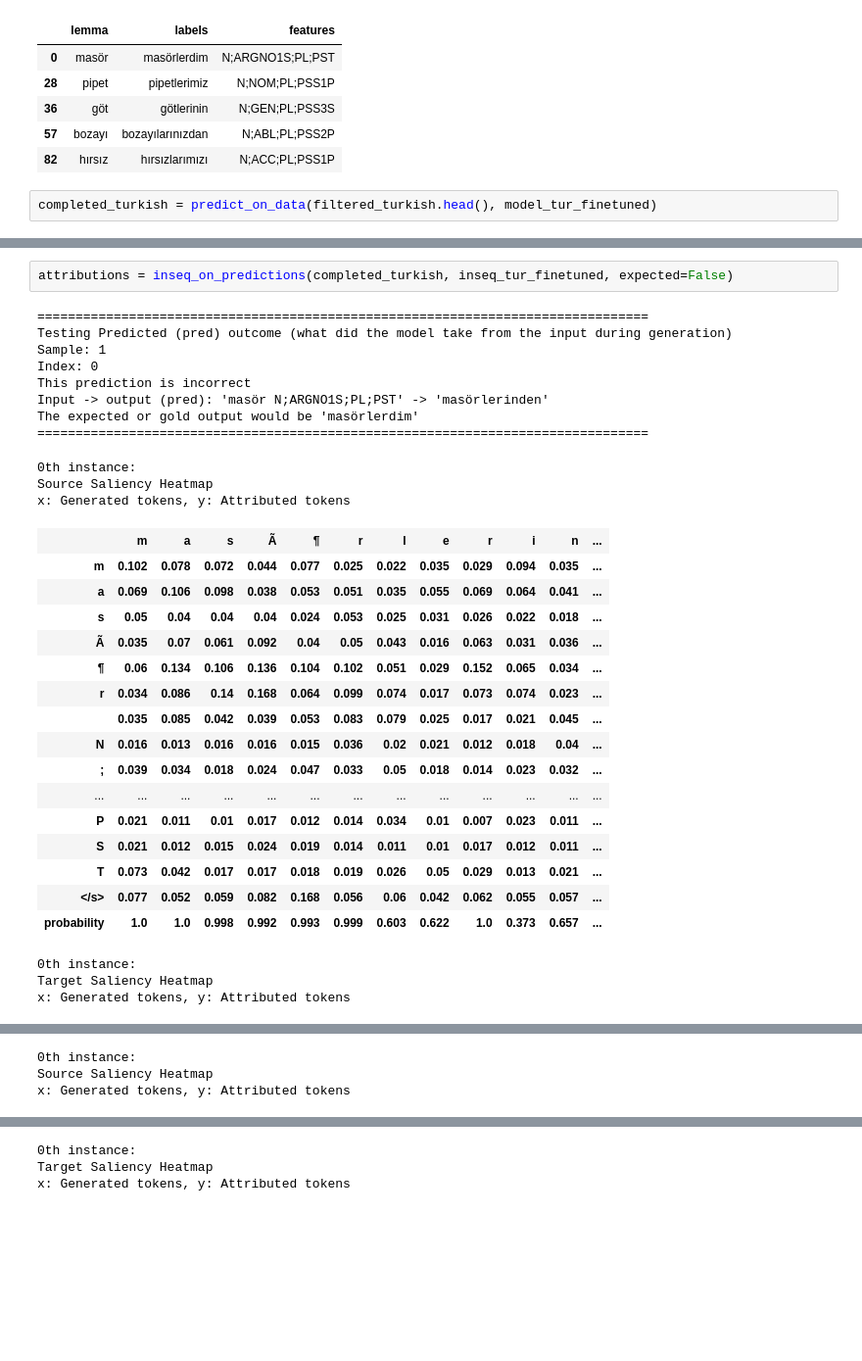
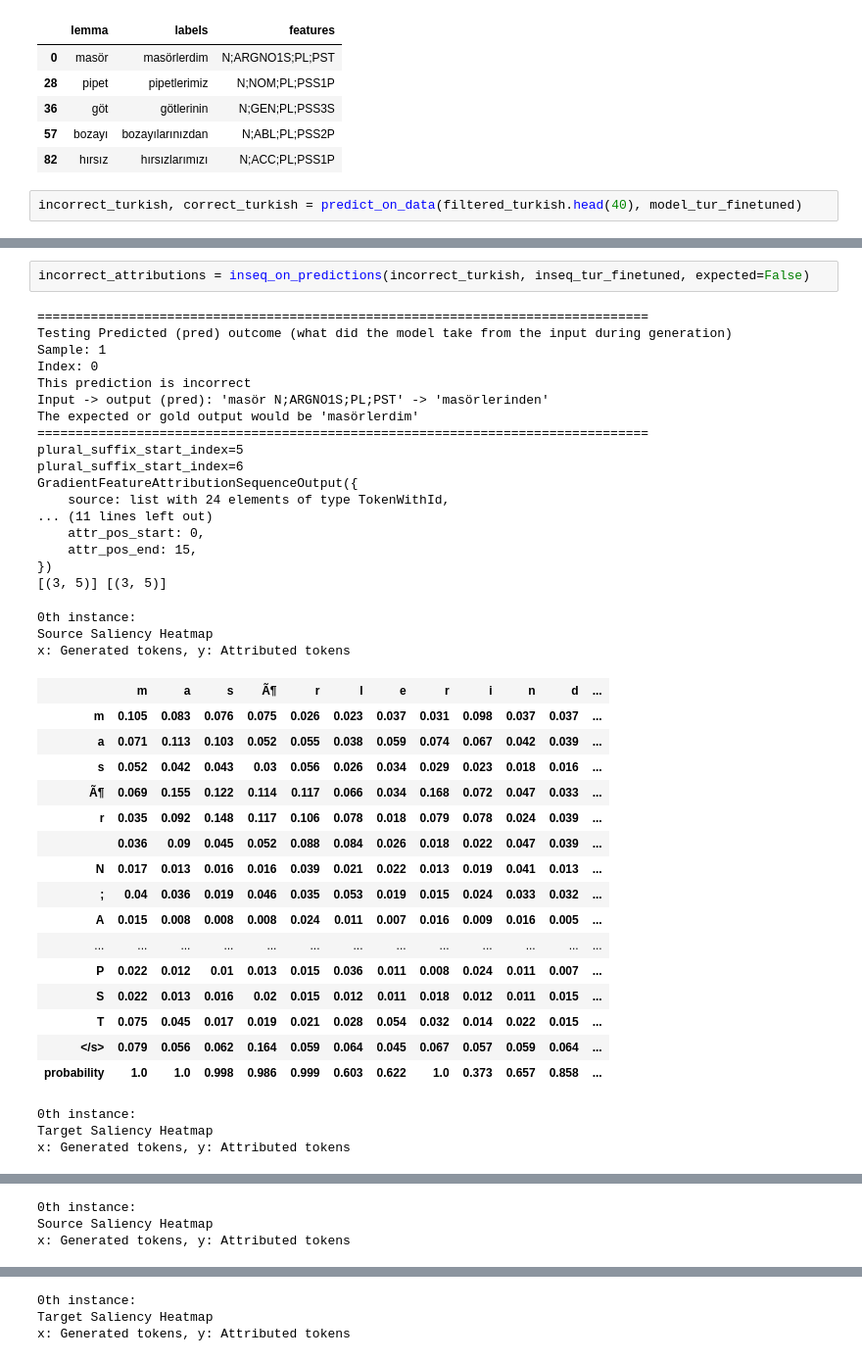
Before and after one commit to aukeroorda/nlp-project-group-4, a Jupyter notebook: Turkish.ipynb, the cells around one changed output, grey strips where cells are left out. Shown at 98% size. Saved outputs shown, nothing was run; the diff lists cells and outputs as text; blank space fills up the shorter version.

Commit message:
Added turkish notebook

```diff
--- a/Turkish.ipynb
+++ b/Turkish.ipynb
@@ -243,5 +294,5 @@ filtered_turkish.head()
 | 57 | bozayı | bozayılarınızdan | N;ABL;PL;PSS2P |
 | 82 | hırsız | hırsızlarımızı | N;ACC;PL;PSS1P |
 # %%
-completed_turkish = predict_on_data(filtered_turkish.head(), model_tur_finetuned)
+incorrect_turkish, correct_turkish = predict_on_data(filtered_turkish.head(40), model_tur_finetuned)
 # %% [output]
@@ -254,33 +316,42 @@ completed_turkish = predict_on_data(filtered_turkish.head(), model_tur_finetuned
 # %%
-attributions = inseq_on_predictions(completed_turkish, inseq_tur_finetuned, expected=False)
+incorrect_attributions = inseq_on_predictions(incorrect_turkish, inseq_tur_finetuned, expected=False)
 # %% [output]
 ================================================================================
 Testing Predicted (pred) outcome (what did the model take from the input during generation)
 Sample: 1
 Index: 0
 This prediction is incorrect
 Input -> output (pred): 'masör N;ARGNO1S;PL;PST' -> 'masörlerinden'
 The expected or gold output would be 'masörlerdim'
 ================================================================================
+plural_suffix_start_index=5
+plural_suffix_start_index=6
+GradientFeatureAttributionSequenceOutput({
+    source: list with 24 elements of type TokenWithId,
+... (11 lines left out)
+    attr_pos_start: 0,
+    attr_pos_end: 15,
+})
+[(3, 5)] [(3, 5)]
 0th instance:
 Source Saliency Heatmap
 x: Generated tokens, y: Attributed tokens
-|  | m | a | s | Ã | ¶ | r | l | e | r | i | n | ... |
-| m | 0.102 | 0.078 | 0.072 | 0.044 | 0.077 | 0.025 | 0.022 | 0.035 | 0.029 | 0.094 | 0.035 | ... |
-| a | 0.069 | 0.106 | 0.098 | 0.038 | 0.053 | 0.051 | 0.035 | 0.055 | 0.069 | 0.064 | 0.041 | ... |
-| s | 0.05 | 0.04 | 0.04 | 0.04 | 0.024 | 0.053 | 0.025 | 0.031 | 0.026 | 0.022 | 0.018 | ... |
-| Ã | 0.035 | 0.07 | 0.061 | 0.092 | 0.04 | 0.05 | 0.043 | 0.016 | 0.063 | 0.031 | 0.036 | ... |
-| ¶ | 0.06 | 0.134 | 0.106 | 0.136 | 0.104 | 0.102 | 0.051 | 0.029 | 0.152 | 0.065 | 0.034 | ... |
-| r | 0.034 | 0.086 | 0.14 | 0.168 | 0.064 | 0.099 | 0.074 | 0.017 | 0.073 | 0.074 | 0.023 | ... |
-|  | 0.035 | 0.085 | 0.042 | 0.039 | 0.053 | 0.083 | 0.079 | 0.025 | 0.017 | 0.021 | 0.045 | ... |
-| N | 0.016 | 0.013 | 0.016 | 0.016 | 0.015 | 0.036 | 0.02 | 0.021 | 0.012 | 0.018 | 0.04 | ... |
-| ; | 0.039 | 0.034 | 0.018 | 0.024 | 0.047 | 0.033 | 0.05 | 0.018 | 0.014 | 0.023 | 0.032 | ... |
+|  | m | a | s | Ã¶ | r | l | e | r | i | n | d | ... |
+| m | 0.105 | 0.083 | 0.076 | 0.075 | 0.026 | 0.023 | 0.037 | 0.031 | 0.098 | 0.037 | 0.037 | ... |
+| a | 0.071 | 0.113 | 0.103 | 0.052 | 0.055 | 0.038 | 0.059 | 0.074 | 0.067 | 0.042 | 0.039 | ... |
+| s | 0.052 | 0.042 | 0.043 | 0.03 | 0.056 | 0.026 | 0.034 | 0.029 | 0.023 | 0.018 | 0.016 | ... |
+| Ã¶ | 0.069 | 0.155 | 0.122 | 0.114 | 0.117 | 0.066 | 0.034 | 0.168 | 0.072 | 0.047 | 0.033 | ... |
+| r | 0.035 | 0.092 | 0.148 | 0.117 | 0.106 | 0.078 | 0.018 | 0.079 | 0.078 | 0.024 | 0.039 | ... |
+|  | 0.036 | 0.09 | 0.045 | 0.052 | 0.088 | 0.084 | 0.026 | 0.018 | 0.022 | 0.047 | 0.039 | ... |
+| N | 0.017 | 0.013 | 0.016 | 0.016 | 0.039 | 0.021 | 0.022 | 0.013 | 0.019 | 0.041 | 0.013 | ... |
+| ; | 0.04 | 0.036 | 0.019 | 0.046 | 0.035 | 0.053 | 0.019 | 0.015 | 0.024 | 0.033 | 0.032 | ... |
+| A | 0.015 | 0.008 | 0.008 | 0.008 | 0.024 | 0.011 | 0.007 | 0.016 | 0.009 | 0.016 | 0.005 | ... |
 | ... | ... | ... | ... | ... | ... | ... | ... | ... | ... | ... | ... | ... |
-| P | 0.021 | 0.011 | 0.01 | 0.017 | 0.012 | 0.014 | 0.034 | 0.01 | 0.007 | 0.023 | 0.011 | ... |
-| S | 0.021 | 0.012 | 0.015 | 0.024 | 0.019 | 0.014 | 0.011 | 0.01 | 0.017 | 0.012 | 0.011 | ... |
-| T | 0.073 | 0.042 | 0.017 | 0.017 | 0.018 | 0.019 | 0.026 | 0.05 | 0.029 | 0.013 | 0.021 | ... |
-| </s> | 0.077 | 0.052 | 0.059 | 0.082 | 0.168 | 0.056 | 0.06 | 0.042 | 0.062 | 0.055 | 0.057 | ... |
-| probability | 1.0 | 1.0 | 0.998 | 0.992 | 0.993 | 0.999 | 0.603 | 0.622 | 1.0 | 0.373 | 0.657 | ... |
+| P | 0.022 | 0.012 | 0.01 | 0.013 | 0.015 | 0.036 | 0.011 | 0.008 | 0.024 | 0.011 | 0.007 | ... |
+| S | 0.022 | 0.013 | 0.016 | 0.02 | 0.015 | 0.012 | 0.011 | 0.018 | 0.012 | 0.011 | 0.015 | ... |
+| T | 0.075 | 0.045 | 0.017 | 0.019 | 0.021 | 0.028 | 0.054 | 0.032 | 0.014 | 0.022 | 0.015 | ... |
+| </s> | 0.079 | 0.056 | 0.062 | 0.164 | 0.059 | 0.064 | 0.045 | 0.067 | 0.057 | 0.059 | 0.064 | ... |
+| probability | 1.0 | 1.0 | 0.998 | 0.986 | 0.999 | 0.603 | 0.622 | 1.0 | 0.373 | 0.657 | 0.858 | ... |
 0th instance:
 Target Saliency Heatmap
 x: Generated tokens, y: Attributed tokens
```
Also changed, not shown: parts of 4 cells of this notebook.
